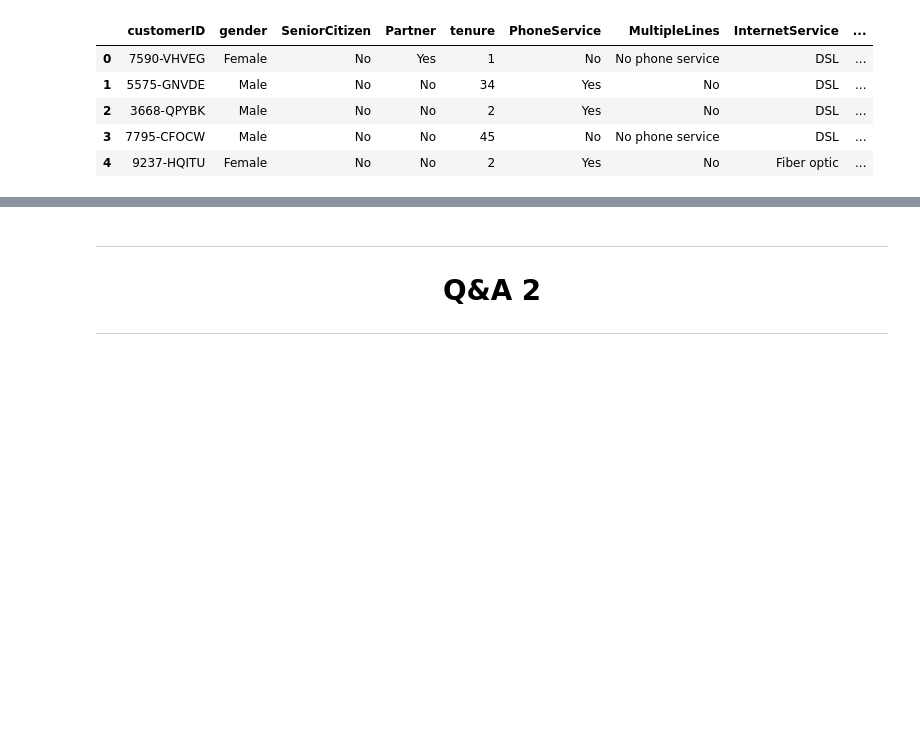
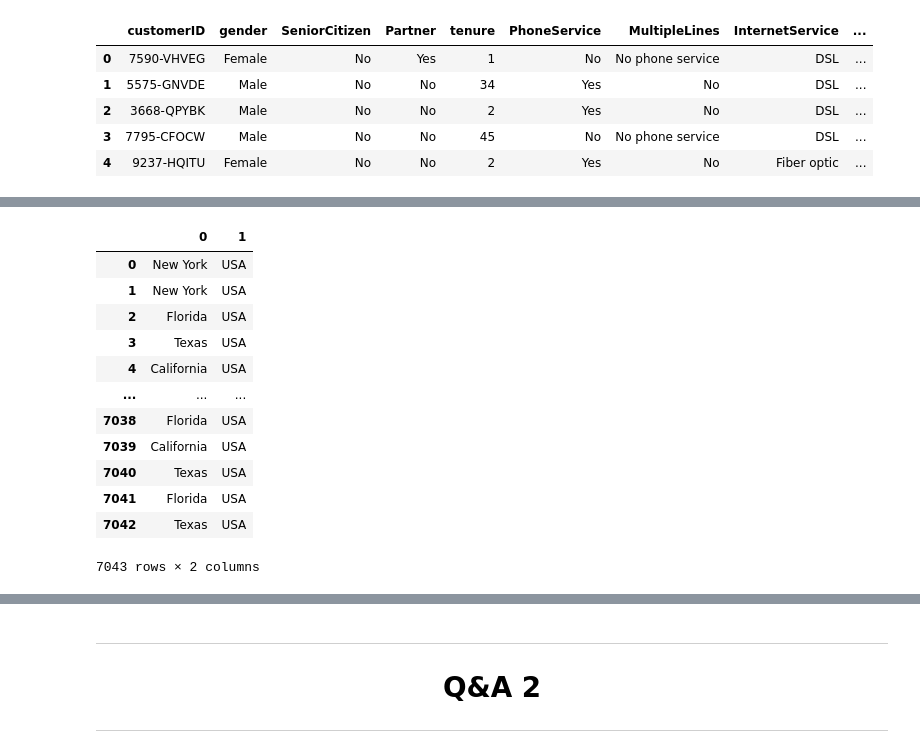
Before and after one commit to adelnehme/introduction-to-Python, a Jupyter notebook: notebooks/Introduction_to_Python_Solution.ipynb, the cells around one changed output, grey strips where cells are left out. Drawn from its saved outputs; the diff is of its cells as text; code cells hidden in the pictures; blank space fills up the shorter version.

```diff
--- a/notebooks/Introduction_to_Python_Solution.ipynb
+++ b/notebooks/Introduction_to_Python_Solution.ipynb
@@ -156,0 +168,19 @@ telco.head()
+# %%
+# Split State column into two
+state_country = telco['State'].str.split(',', expand = True)
+
+state_country
+# %% [output]
+|  | 0 | 1 |
+| 0 | New York | USA |
+| 1 | New York | USA |
+| 2 | Florida | USA |
+| 3 | Texas | USA |
+| 4 | California | USA |
+| ... | ... | ... |
+| 7038 | Florida | USA |
+| 7039 | California | USA |
+| 7040 | Texas | USA |
+| 7041 | Florida | USA |
+| 7042 | Texas | USA |
+7043 rows × 2 columns
```
Also changed, not shown: parts of 19 cells of this notebook.
